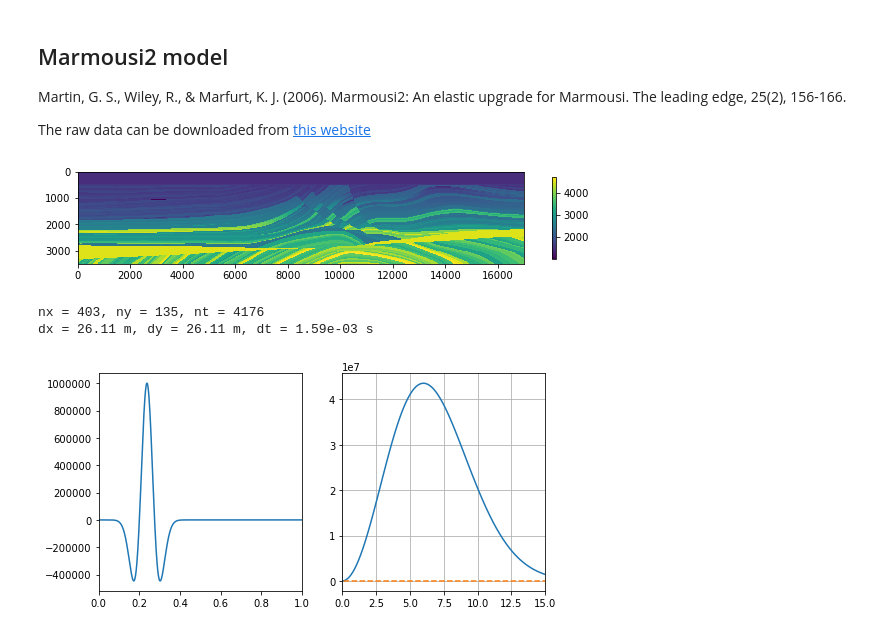
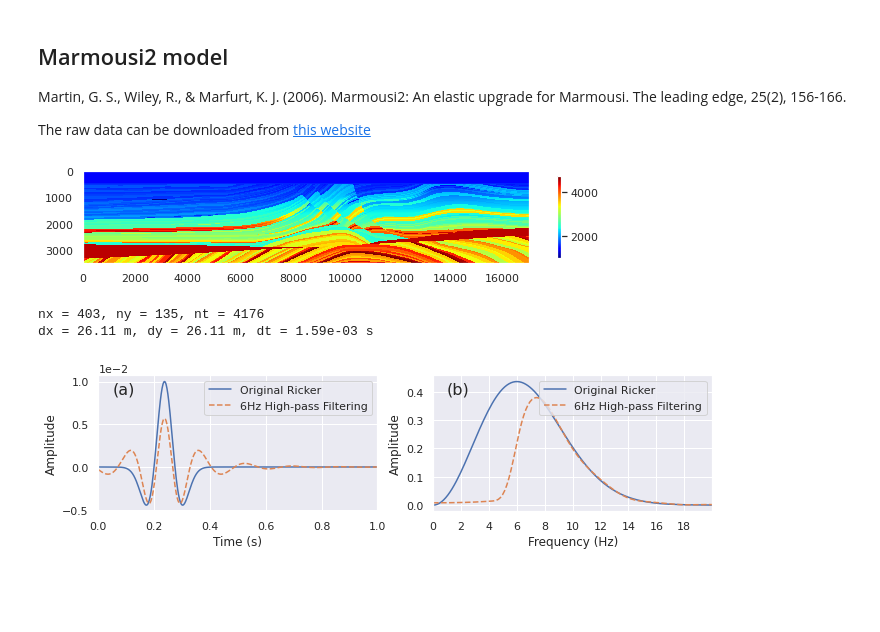
Before and after one commit to kailaix/ADSeismic.jl, a Jupyter notebook: examples/nn_fwi/Marmousi_model_large.ipynb, the cells around one changed output. Cells and saved outputs as stored; diff of their text form; code cells hidden in the pictures; blank space fills up the shorter version.

```diff
--- a/examples/nn_fwi/Marmousi_model_large.ipynb
+++ b/examples/nn_fwi/Marmousi_model_large.ipynb
@@ -9,11 +9,13 @@ import numpy as np
 import matplotlib.pyplot as plt
 import scipy
 from scipy.ndimage.filters import gaussian_filter
-from scipy.interpolate import interp2d, RectBivariateSpline
+from scipy.interpolate import interp2d
 import scipy.signal
 import scipy.io
 import obspy
 import os
+import seaborn as sns
+sns.set_theme()
 # %%
 in_dir = "./models_raw/"
 out_dir = "./models"
@@ -31,5 +33,5 @@ def ricker(f, dt):
     # src = scipy.signal.ricker(nt, a=1/f0/dt)
     T = np.sqrt(20) / (np.pi * f)
     t = np.arange(-T, T, dt)
-    src = (1-2*np.pi**2*f**2*t**2)*np.exp(-np.pi**2*f**2*t**2) * 1e6
+    src = (1-2*np.pi**2*f**2*t**2)*np.exp(-np.pi**2*f**2*t**2) * 1e4
     return src
@@ -78,13 +71,13 @@ def load_marmousi_model():
 marmousi_model = load_marmousi_model()
 # %%
 plt.figure(figsize=(10,5))
-plt.pcolormesh(marmousi_model["x"][::10], marmousi_model["y"][::10], marmousi_model["vp"][::10,::10].T)
+plt.pcolormesh(marmousi_model["x"][::10], marmousi_model["y"][::10], marmousi_model["vp"][::10,::10].T,  shading='auto', cmap="jet")
 plt.axis("scaled")
 plt.gca().invert_yaxis()
 plt.colorbar(shrink=0.3)
 plt.show()
 # %% [output]
-[figure, old version]
+[figure, new version]
 # %%
 def resample_model(x, y, model):
 
@@ -132,22 +125,44 @@ model = resample_model(x, y, marmousi_model)
 # %%
 vec = np.zeros(nt)
 vec_ricker = ricker(f0, dt)
 # vec_ricker = gaussian(f0, dt)
+
 vec[:len(vec_ricker)] = vec_ricker[:len(vec)]
 t = np.arange(len(vec))*dt
-
 f_vec = np.fft.fft(vec)
 f = np.fft.fftfreq(len(vec), dt)
 
-plt.figure(figsize=(8,4))
+sos = scipy.signal.butter(8, 6, "hp", fs=np.round(1/dt), output='sos')
+# sos = scipy.signal.cheby1(4, 0.1, 6, "hp", fs=np.round(1/dt), output='sos')
+filt_vec = scipy.signal.sosfilt(sos, vec)
+filt_vec = scipy.signal.sosfilt(sos, filt_vec[::-1])[::-1]
+
+filt_f_vec = np.fft.fft(filt_vec)
+filt_f = np.fft.fftfreq(len(filt_vec), dt)
+
+plt.figure(figsize=(11,2.5))
 plt.subplot(121)
-plt.plot(t, vec)
-plt.xlim([0, 1])
+plt.plot(t, vec/1e6, label="Original Ricker")
+plt.plot(t, filt_vec/1e6, "--", label="6Hz High-pass Filtering")
+plt.xlim([0, 1.0])
+plt.xlabel("Time (s)")
+plt.ylabel("Amplitude")
+plt.legend(loc="upper right")
+plt.gca().ticklabel_format(axis="y",style="sci", scilimits=(0.0,0.0))
+plt.text(0.05, 0.95, "(a)", horizontalalignment='left', verticalalignment='top', transform=plt.gca().transAxes, fontsize=16)
 plt.subplot(122)
-plt.plot(f[:len(f)//2], np.abs(f_vec)[:len(f)//2])
-plt.plot(plt.xlim(), [0, 0], '--')
-plt.xlim([0, 15])
+plt.plot(f[:len(f)//2], np.abs(f_vec)[:len(f)//2]/1e6, label="Original Ricker")
+plt.plot(f[:len(f)//2], np.abs(filt_f_vec)[:len(filt_f)//2]/1e6, "--", label="6Hz High-pass Filtering")
+# plt.plot(plt.xlim(), [0, 0], '--')
+plt.xlim([0, 20])
+plt.xticks(range(0,18+1,2))
+plt.xlabel("Frequency (Hz)")
+plt.ylabel("Amplitude")
 plt.grid("major")
+plt.legend(loc="upper right")
+plt.text(0.05, 0.95, "(b)", horizontalalignment='left', verticalalignment='top', transform=plt.gca().transAxes, fontsize=16)
+# plt.savefig("source.png", bbox_inches="tight")
+# plt.savefig("source.pdf", bbox_inches="tight")
 plt.show()
 # %% [output]
-[figure, old version]
+[figure, new version]
```
Also changed, not shown: parts of 15 cells of this notebook, 7 other files.
